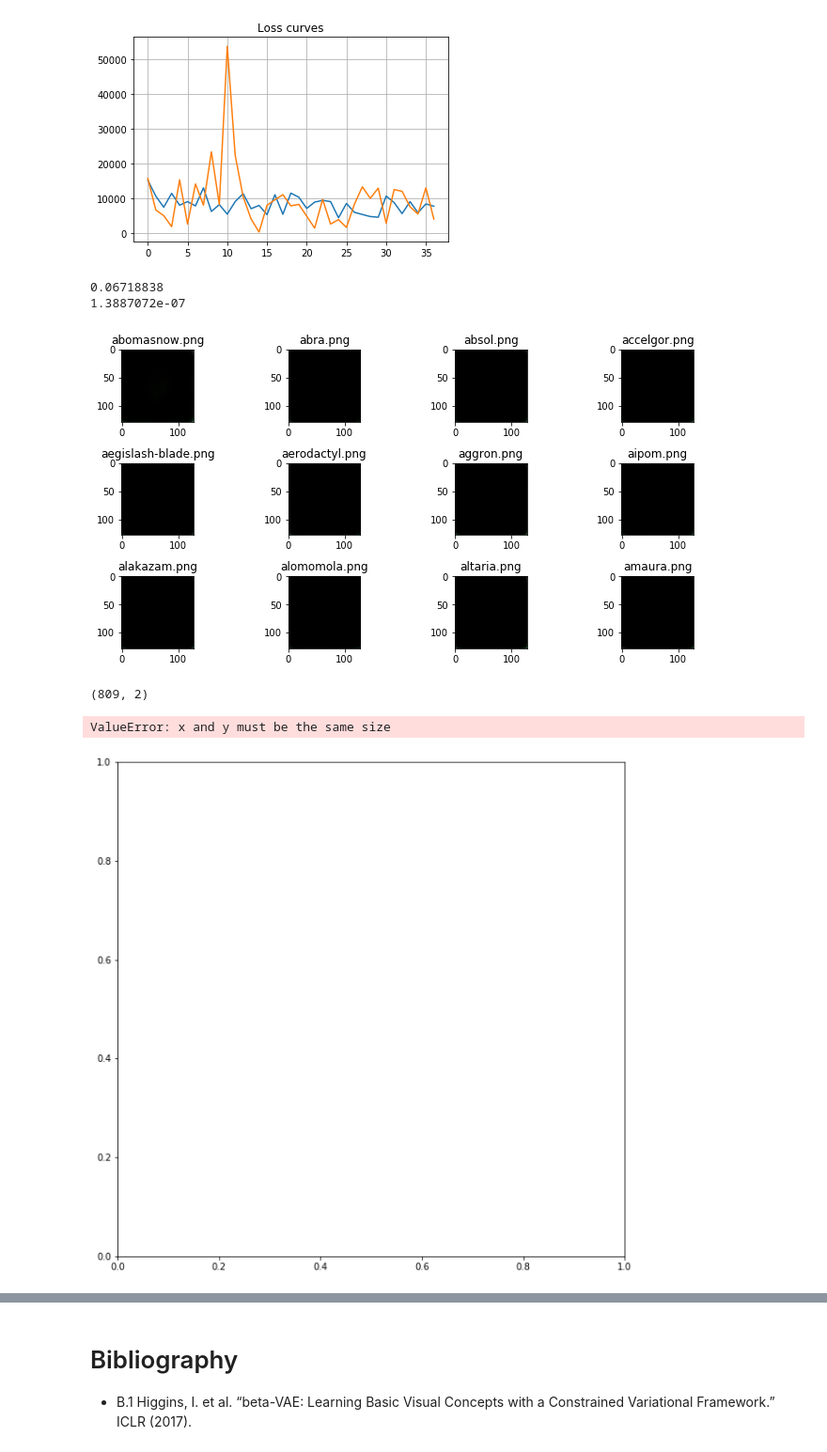
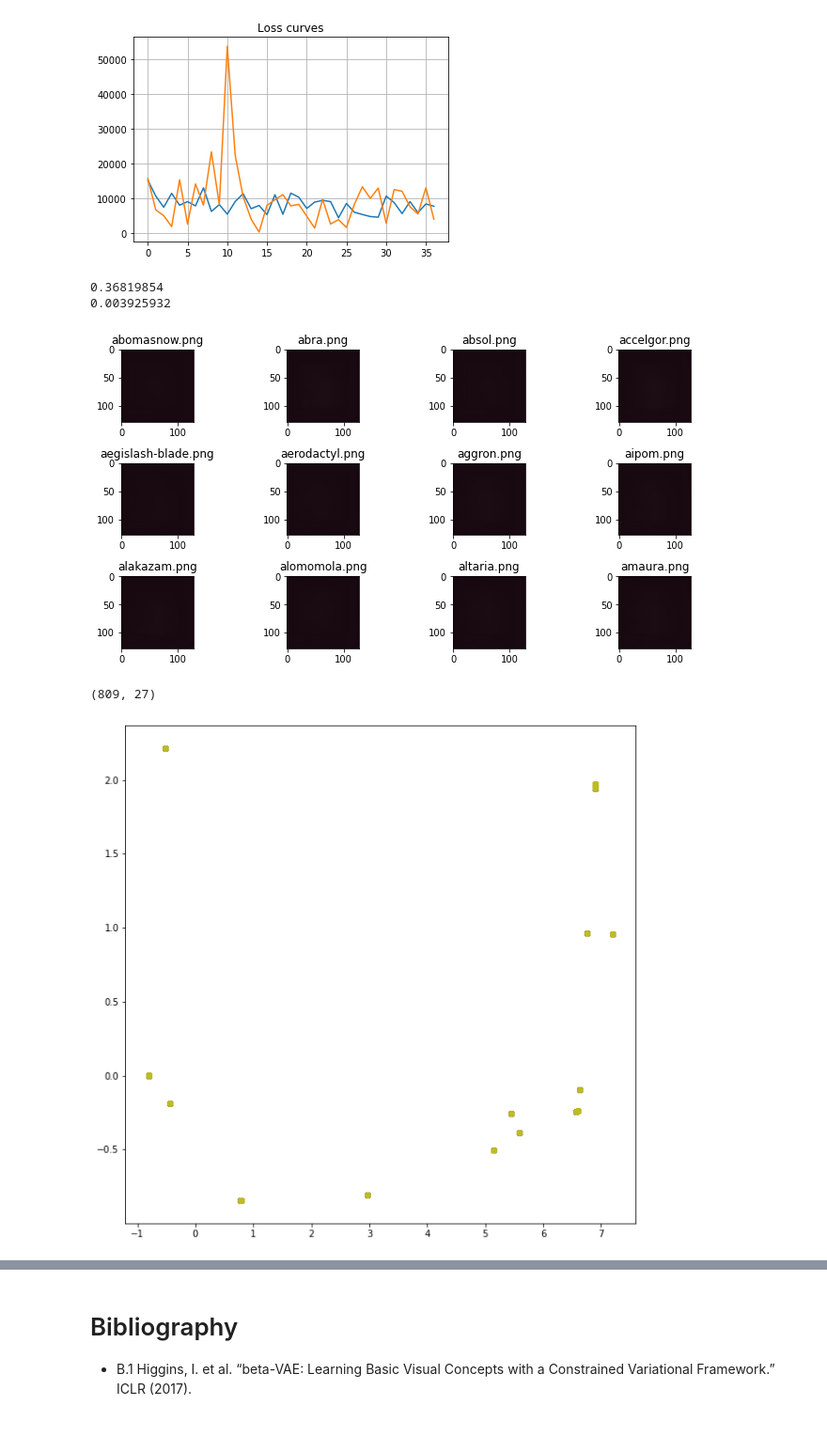
Before and after one commit to ParisNeo/Pokigen, a Jupyter notebook: notebooks/Pokigen_Notebook.ipynb, the cells around one changed output, grey strips where cells are left out. Shown at 94% size. Cells and saved outputs as stored; diff of their text form; code cells hidden in the pictures.

Commit message:
A more stable training by shifting from sigma to logvar in latent space gaussian distribution samplig A more factorized coding style

```diff
--- a/notebooks/Pokigen_Notebook.ipynb
+++ b/notebooks/Pokigen_Notebook.ipynb
@@ -29,7 +27,10 @@ if not os.path.exists("../models"):
+# %%
+#Constants
+latent_dim_size=27
 # %% [markdown]
 Let's create the network
 # %%
-cnnbvae = CNNBetaVAE((128,128,3),2,0.002, model_weights_path="../models/model.h5")
+cnnbvae = CNNBetaVAE((128,128,3),latent_dim_size,2, model_weights_path="../models/model.h5")
 # %% [output]
 Model: "encoder"
 __________________________________________________________________________________________________
@@ -146,21 +148,25 @@ Text(0.5, 1.0, 'Loss curves')
 # %%
 out = cnnbvae.predict(images)
 # %%
-out_images = cnnbvae.postprocess_outputs(out).astype(np.int)
-show_photos(out*10, pokemons_files)
 print(out.max())
 print(out.min())
+out_images = cnnbvae.postprocess_outputs(out).astype(np.int)
+show_photos(out, pokemons_files)#
 # %% [output]
-0.06718838
-1.3887072e-07
+0.36819854
+0.003925932
 [figure]
+# %%
+encoded = cnnbvae.encoder.predict(images)[0]
+# %%
+# We find out a new subspace where the spreading is maximum
+pca = PCA(2)
+projected=pca.fit_transform(encoded)
 # %%
 fig = plt.figure(figsize=(10,10))
-out = cnnbvae.encoder.predict(images)[2]
-print(out.shape)
+print(encoded.shape)
 for i in range(len(pokemons_files)):
-    plt.scatter(out[:,0],[0])
+    plt.scatter(projected[:,0],projected[:,1])
 # %% [output]
-(809, 2)
+(809, 27)
-ValueError: x and y must be the same size
-[figure, old version]
+[figure, new version]
```
Also changed, not shown: parts of 13 cells of this notebook, 5 other files.
